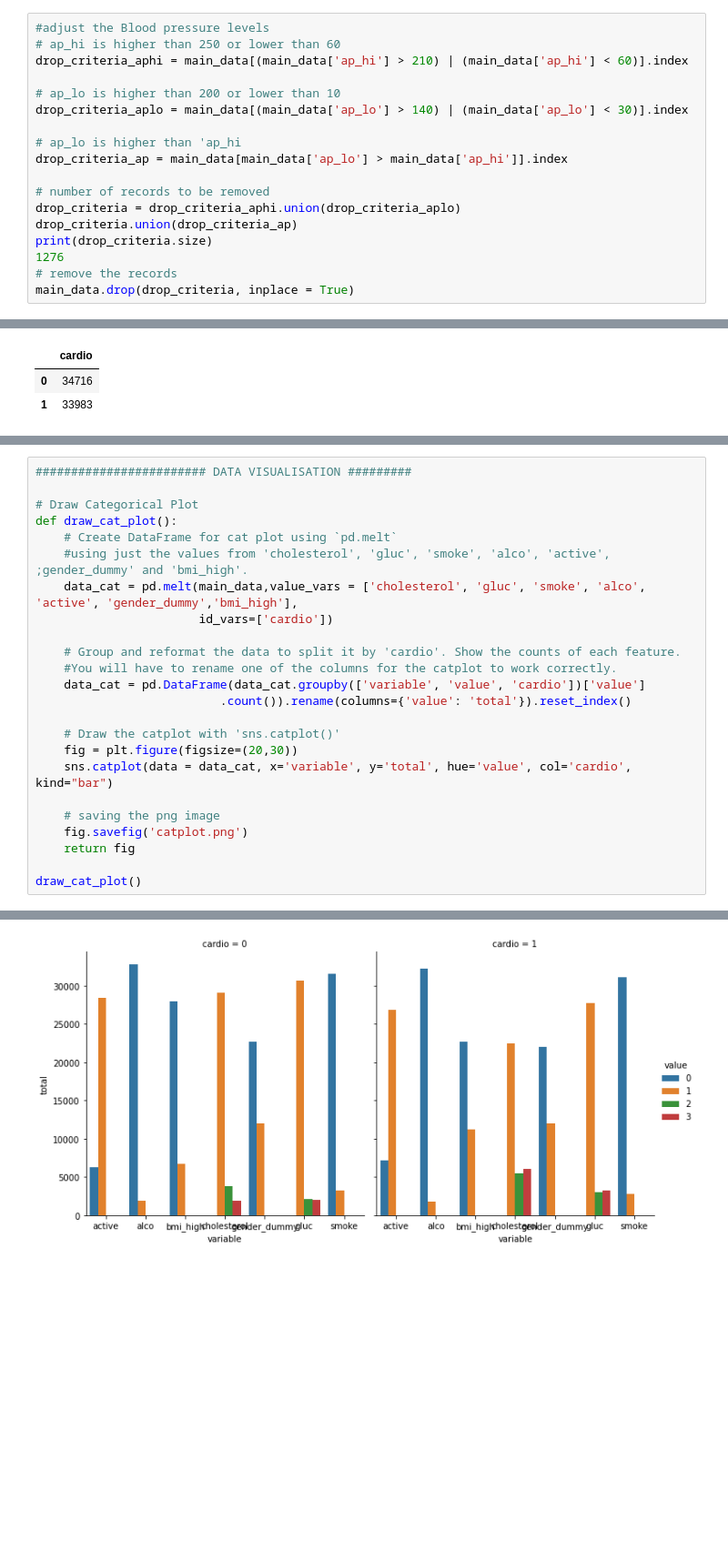
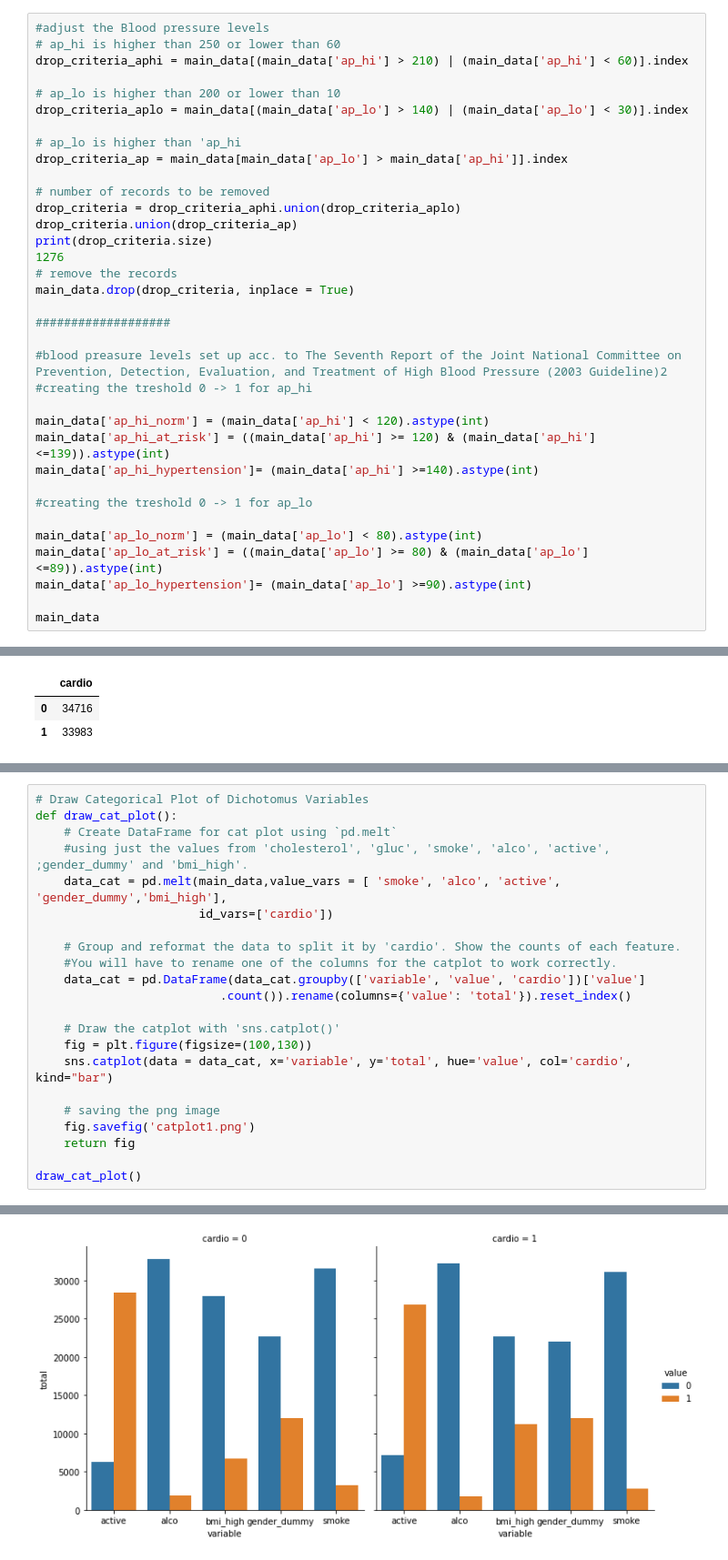
Before and after one commit to GregoryDzej/Big-Data-Python-task, a Jupyter notebook: Big_data_Cardio_.ipynb, the cells around one changed output, grey strips where cells are left out. Shown at 91% size. Cells and saved outputs as stored; diff of their text form; blank space fills up the shorter version.

```diff
--- a/Big_data_Cardio_.ipynb
+++ b/Big_data_Cardio_.ipynb
@@ -207,4 +306,21 @@ print(drop_criteria.size)
 1276
 # remove the records
 main_data.drop(drop_criteria, inplace = True)
+
+###################
+
+#blood preasure levels set up acc. to The Seventh Report of the Joint National Committee on Prevention, Detection, Evaluation, and Treatment of High Blood Pressure (2003 Guideline)2
+#creating the treshold 0 -> 1 for ap_hi
+
+main_data['ap_hi_norm'] = (main_data['ap_hi'] < 120).astype(int)
+main_data['ap_hi_at_risk'] = ((main_data['ap_hi'] >= 120) & (main_data['ap_hi'] <=139)).astype(int)
+main_data['ap_hi_hypertension']= (main_data['ap_hi'] >=140).astype(int)
+
+#creating the treshold 0 -> 1 for ap_lo
+
+main_data['ap_lo_norm'] = (main_data['ap_lo'] < 80).astype(int)
+main_data['ap_lo_at_risk'] = ((main_data['ap_lo'] >= 80) & (main_data['ap_lo'] <=89)).astype(int)
+main_data['ap_lo_hypertension']= (main_data['ap_lo'] >=90).astype(int)
+
+main_data
 # %% [output]
@@ -240,11 +479,9 @@ display(pd.DataFrame(main_data['cardio'].value_counts()))
 # %%
-######################## DATA VISUALISATION #########
-
-# Draw Categorical Plot
+# Draw Categorical Plot of Dichotomus Variables
 def draw_cat_plot():
     # Create DataFrame for cat plot using `pd.melt`
     #using just the values from 'cholesterol', 'gluc', 'smoke', 'alco', 'active', ;gender_dummy' and 'bmi_high'.
-    data_cat = pd.melt(main_data,value_vars = ['cholesterol', 'gluc', 'smoke', 'alco', 'active', 'gender_dummy','bmi_high'],
+    data_cat = pd.melt(main_data,value_vars = [ 'smoke', 'alco', 'active', 'gender_dummy','bmi_high'],
                        id_vars=['cardio'])
 
     # Group and reformat the data to split it by 'cardio'. Show the counts of each feature.
@@ -253,11 +490,11 @@ def draw_cat_plot():
                           .count()).rename(columns={'value': 'total'}).reset_index()
 
     # Draw the catplot with 'sns.catplot()'
-    fig = plt.figure(figsize=(20,30))
+    fig = plt.figure(figsize=(100,130))
     sns.catplot(data = data_cat, x='variable', y='total', hue='value', col='cardio', kind="bar")
 
     # saving the png image
-    fig.savefig('catplot.png')
+    fig.savefig('catplot1.png')
     return fig
 
 draw_cat_plot()
@@ -267 +504 @@ draw_cat_plot()
-[figure, old version]
+[figure, new version]
```
Also changed, not shown: parts of 79 cells of this notebook.
